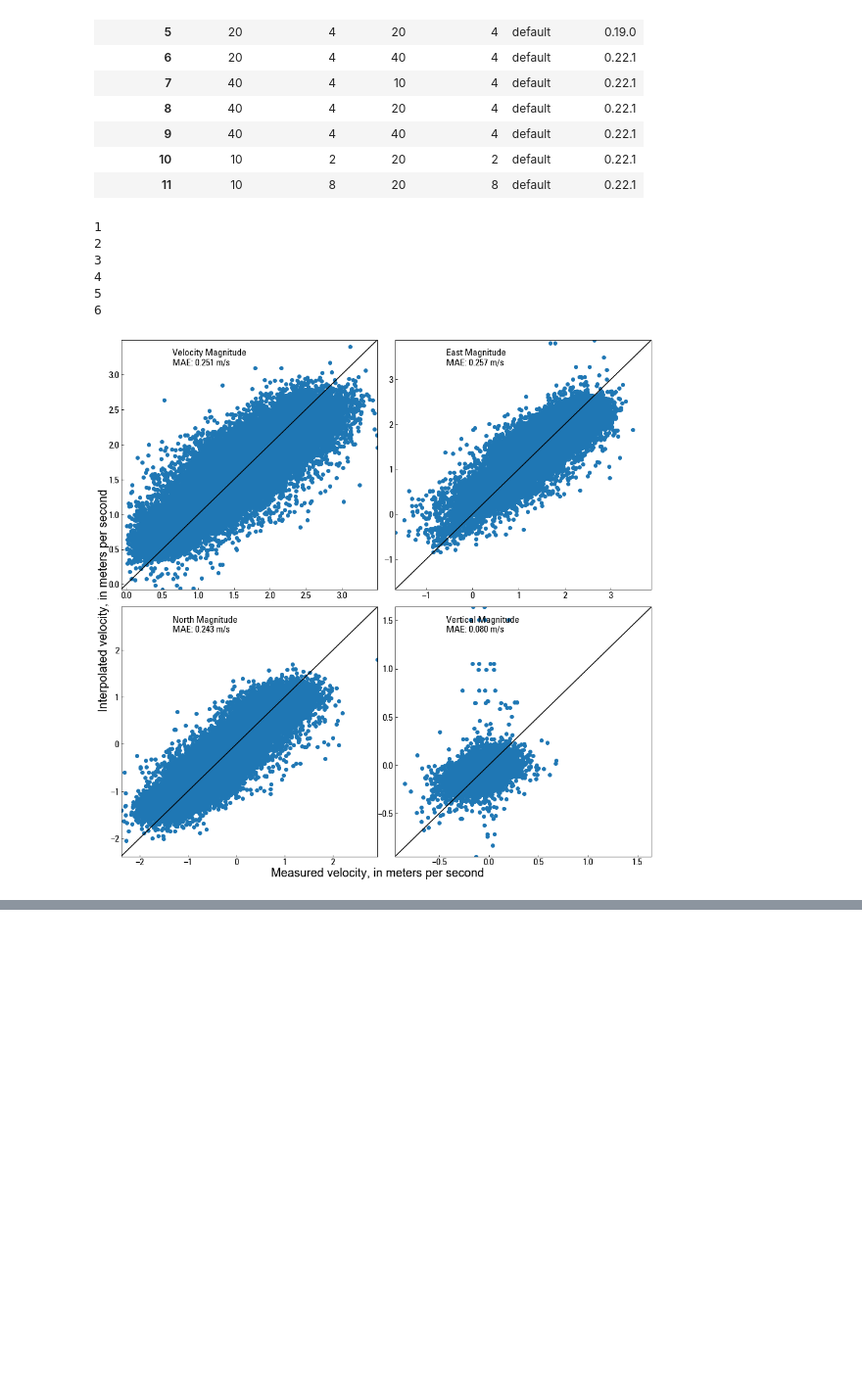
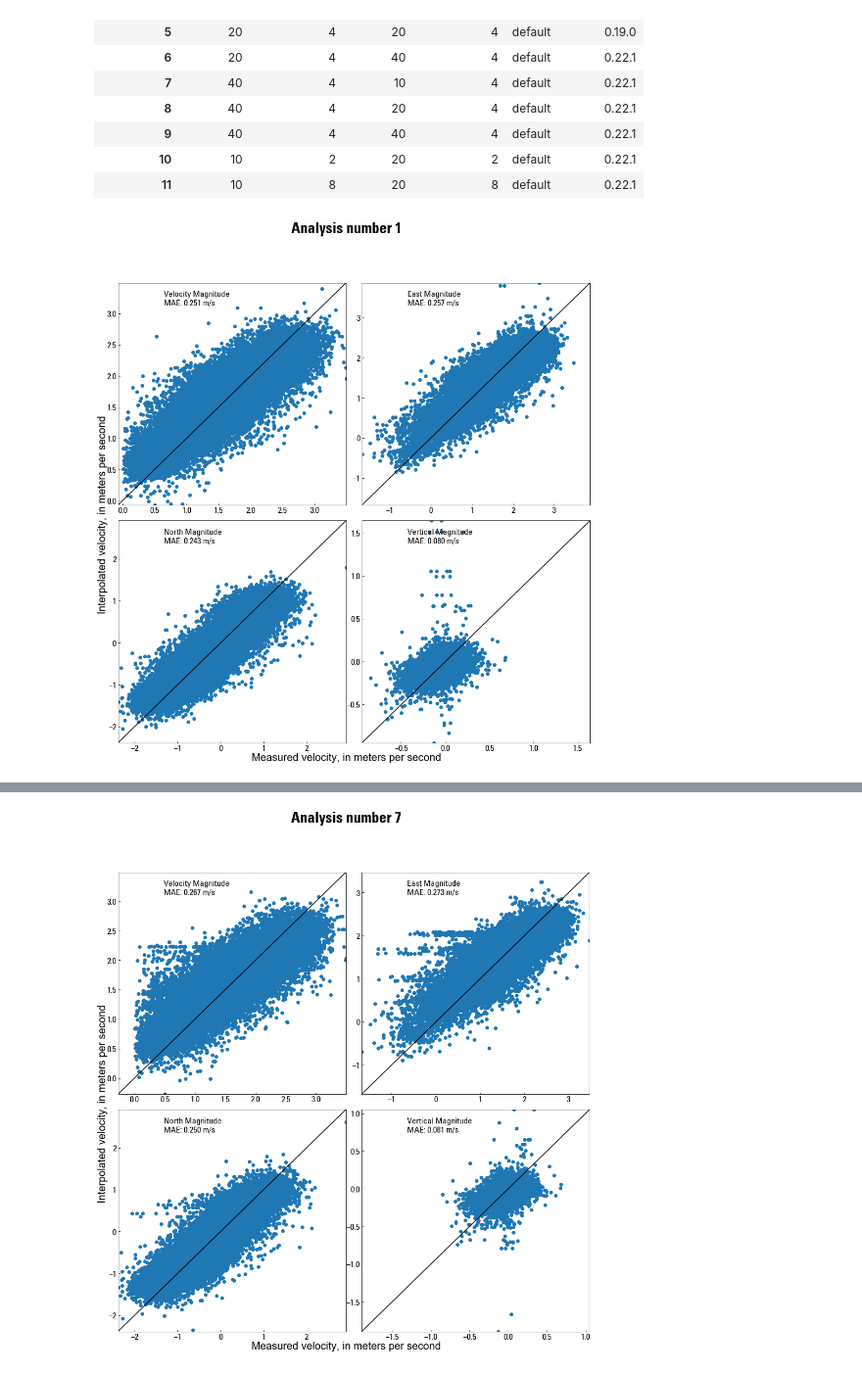
Before and after one commit to TauCritical/adcpkrig, a Jupyter notebook: Prototype.ipynb, the cells around one changed output, grey strips where cells are left out. Shown at 98% size. Saved outputs shown, nothing was run; the diff lists cells and outputs as text; code cells hidden in the pictures; blank space fills up the shorter version.

```diff
--- a/Prototype.ipynb
+++ b/Prototype.ipynb
@@ -187,24 +187,17 @@ runs
 | 10 | 10 | 2 | 20 | 2 | default | 0.22.1 |
 | 11 | 10 | 8 | 20 | 8 | default | 0.22.1 |
 # %%
-analyses = {}
-
-for i in range(1,7):
-    print(i)
+for i in range(1,12):
+    #print(i)
     largedim = runs['Large Dim'][i]
     largeoverlap = runs['Large Overlap'][i]
     smalldim = runs['Small Dim'][i]
     smalloverlap = runs['Small Overlap'][i]
-    analyses[i] = analysis(traindf,valdf,(largedim,largeoverlap,smalldim,smalloverlap))
-    analyses[i].load_data(i)
-    analyses[i].mergepredicts()
-    analyses[i].calcaccuracy()
-    analyses[i].plotscatter()
+    analysesi = analysis(traindf,valdf,(largedim,largeoverlap,smalldim,smalloverlap))
+    analysesi.load_data(i)
+    analysesi.mergepredicts()
+    analysesi.calcaccuracy()
+    analysesi.plotscatter(i)
+    del analysesi
 # %% [output]
-1
-2
-3
-4
-5
-6
-[figure, old version]
+[figure, new version]
@@ -215,0 +209 @@ for i in range(1,7):
+[figure, added]
```
Also changed, not shown: parts of 2 cells of this notebook, 1 other file.
